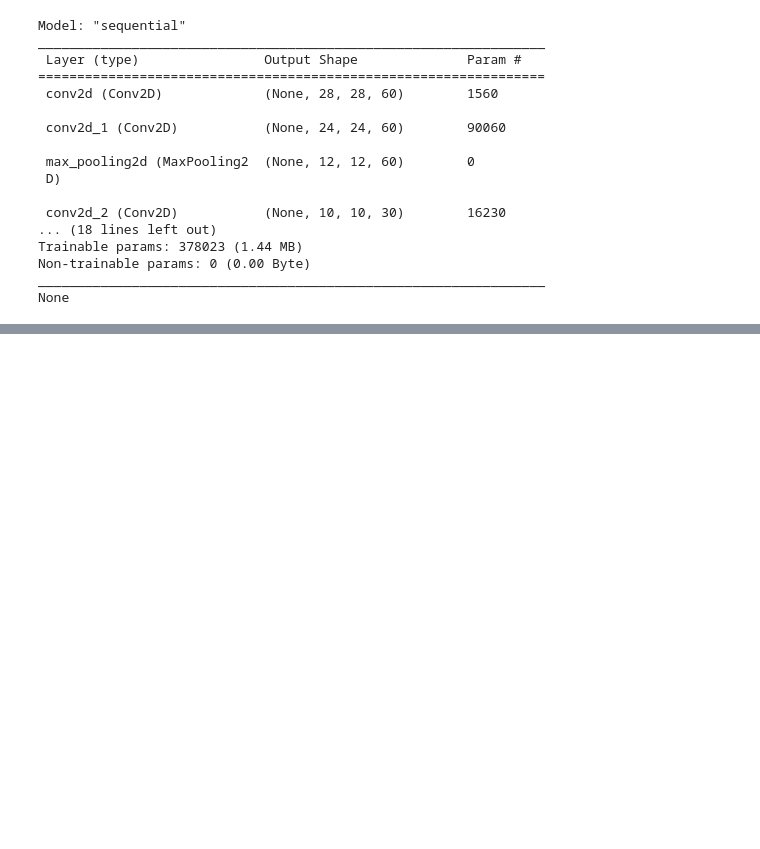
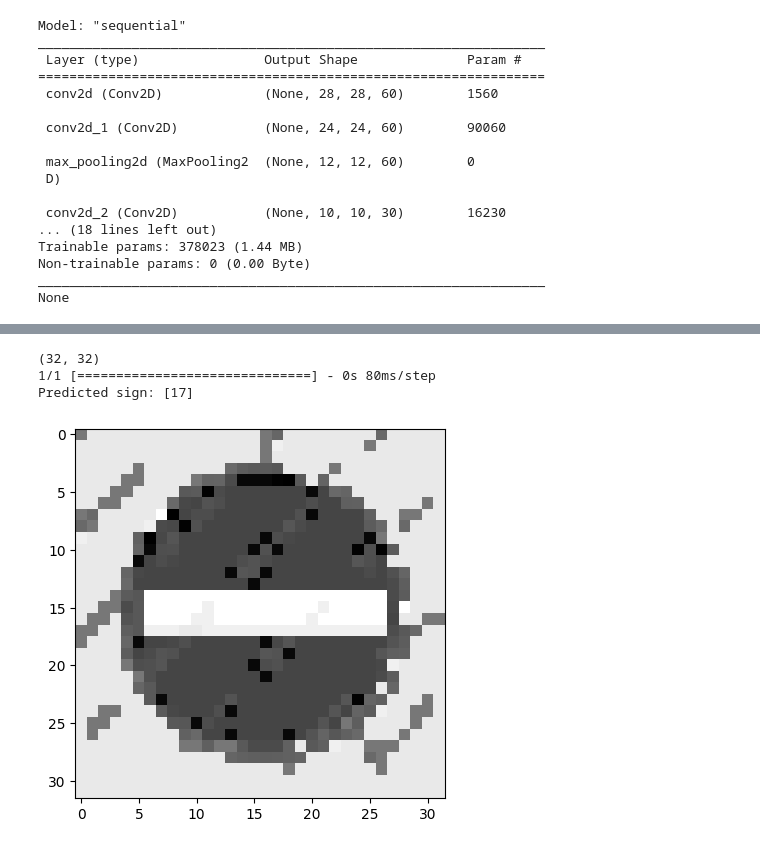
Before and after one commit to jakubpiwowarski/Autonomus-car-lines-signs-control, a Jupyter notebook: Traffic_sign.ipynb, the cells around one changed output, grey strips where cells are left out. Saved outputs shown, nothing was run; the diff lists cells and outputs as text; code cells hidden in the pictures; blank space fills up the shorter version.

```diff
--- a/Traffic_sign.ipynb
+++ b/Traffic_sign.ipynb
@@ -264,0 +285,31 @@ test acc: 0.9577197432518005
+# %%
+#fetch image
+
+import requests
+from PIL import Image
+url = 'https://media.rcphotostock.com/static2/preview2/stock-photo-do-not-enter-blank-sign-german-traffic-sign-warning-red-circle--18005.jpg'
+r = requests.get(url, stream=True)
+img = Image.open(r.raw)
+plt.imshow(img, cmap=plt.get_cmap('gray'))
+
+
+#Preprocess image
+
+img = np.asarray(img)
+img = cv2.resize(img, (32, 32))
+img = preprocessing(img)
+plt.imshow(img, cmap = plt.get_cmap('gray'))
+print(img.shape)
+
+#Reshape reshape
+
+img = img.reshape(1, 32, 32, 1)
+
+#Test image
+pred = np.argmax(model.predict(img), axis =-1)
+print("Predicted sign: " + str(pred))
+# %% [output]
+(32, 32)
+1/1 [==============================] - 0s 80ms/step
+Predicted sign: [17]
+[figure, added]
```
Also changed, not shown: parts of 9 cells of this notebook.
